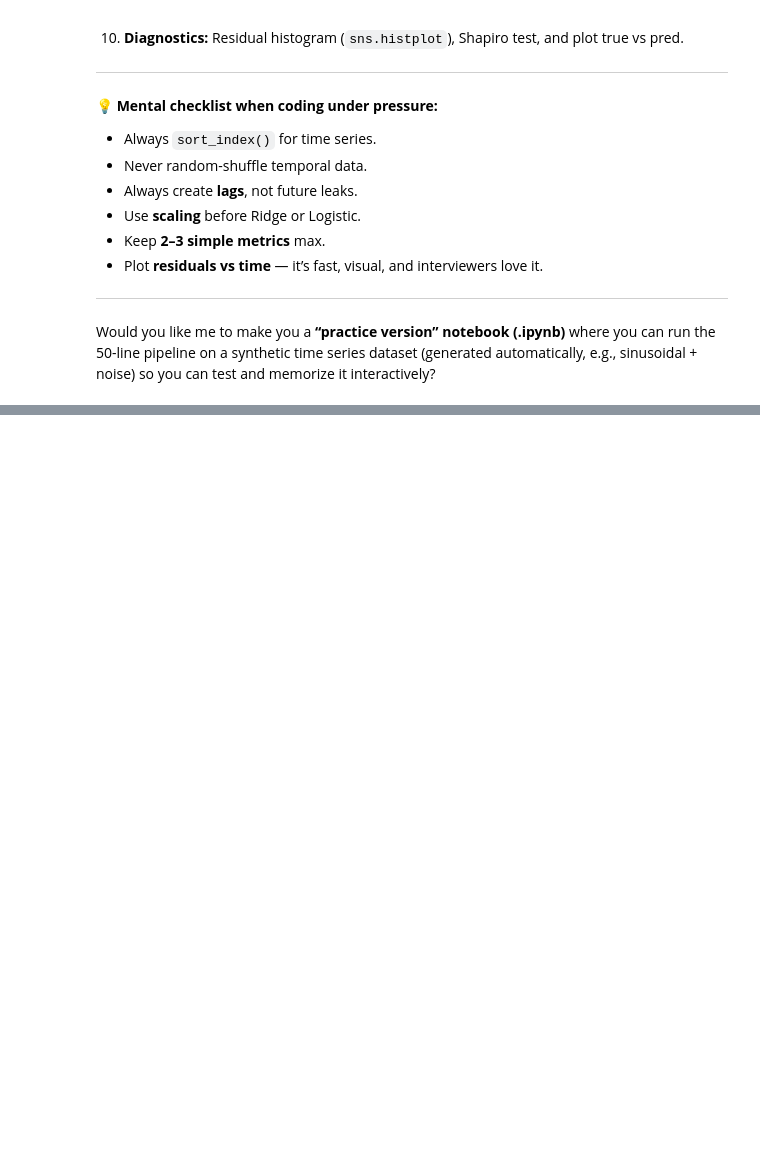
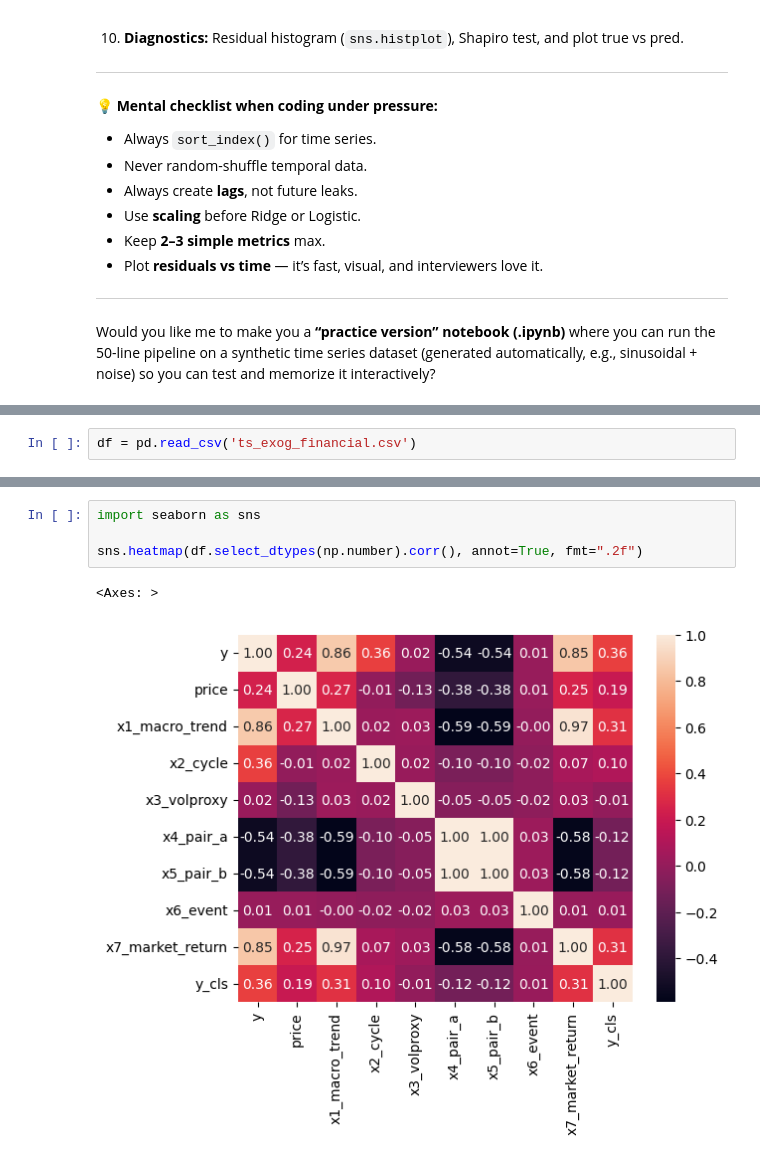
Before and after one commit to elio-samaha/template_ML, a Jupyter notebook: pipeline_stat.ipynb, the cells around one changed output, grey strips where cells are left out. Drawn from its saved outputs; the diff is of its cells as text; blank space fills up the shorter version.

```diff
--- a/pipeline_stat.ipynb
+++ b/pipeline_stat.ipynb
@@ -333,0 +433,2 @@ Would you like me to make you a **“practice version” notebook (.ipynb)** whe
+# %%
+df = pd.read_csv('ts_exog_financial.csv')
@@ -333,0 +453,7 @@ Would you like me to make you a **“practice version” notebook (.ipynb)** whe
+# %%
+import seaborn as sns
+
+sns.heatmap(df.select_dtypes(np.number).corr(), annot=True, fmt=".2f")
+# %% [output]
+<Axes: >
+[figure, added]
```
Also changed, not shown: parts of 19 cells of this notebook.
